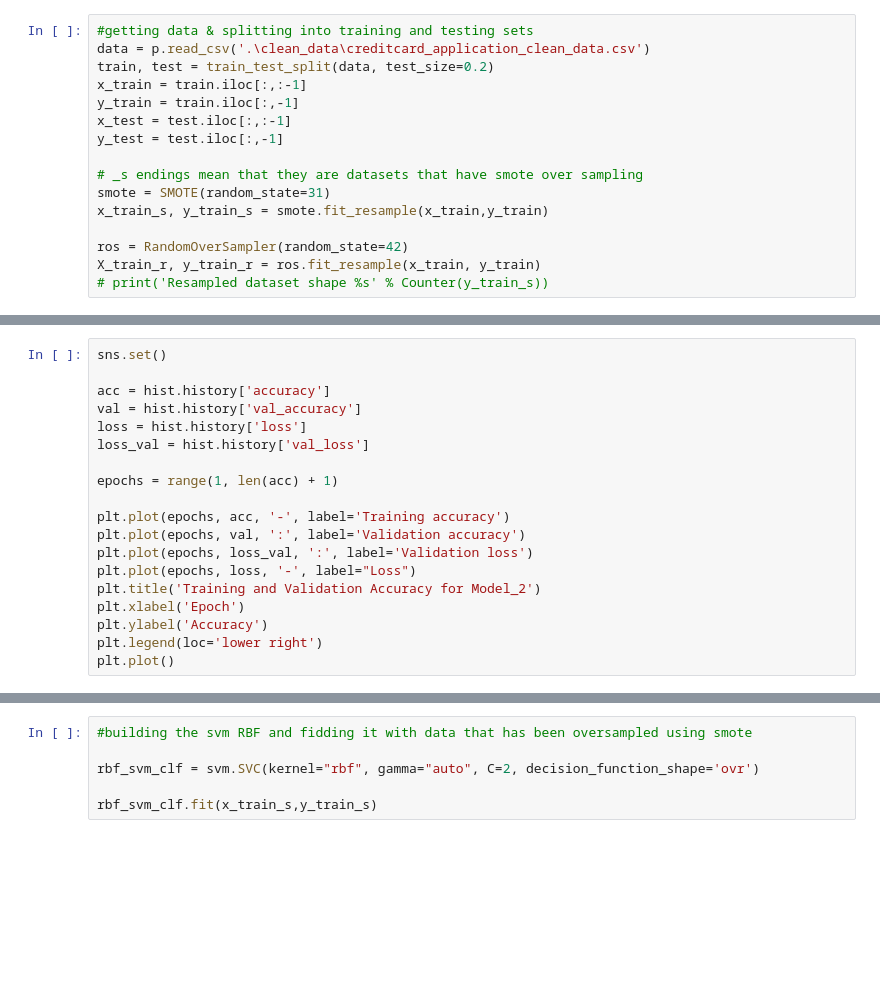
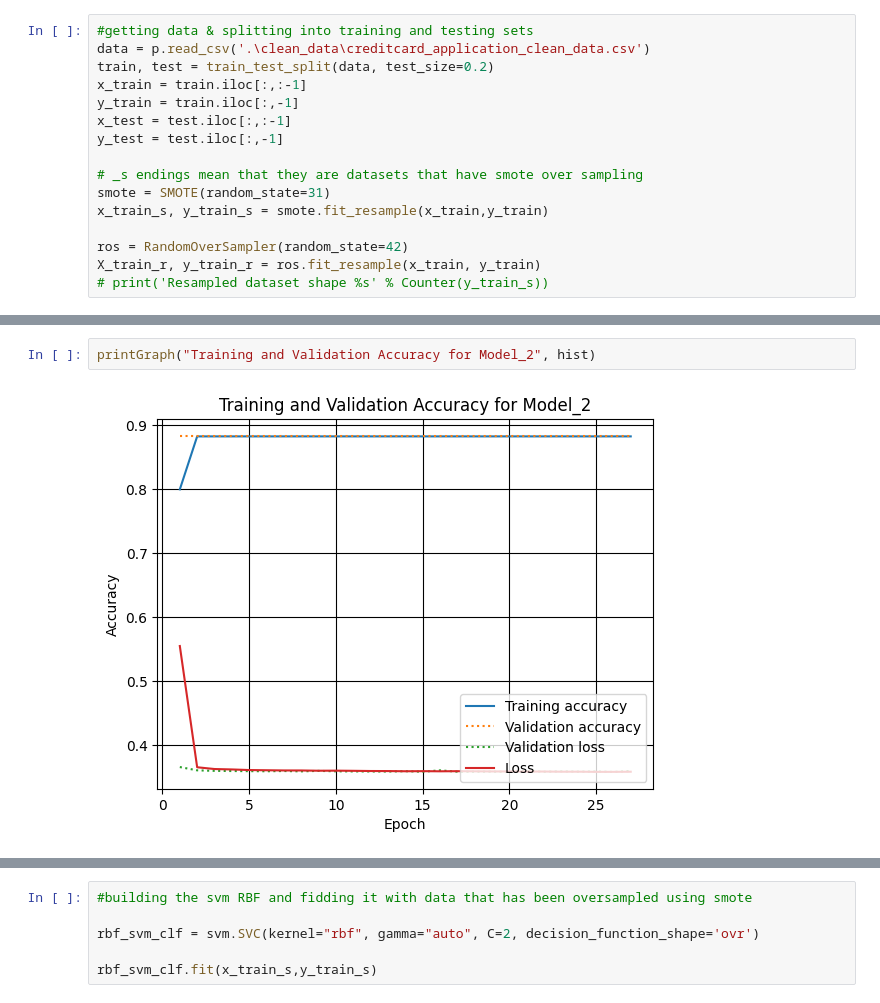
Before and after one commit to OrbelB/MLCreditCards, a Jupyter notebook: NN_model_2.ipynb, the cells around one changed output, grey strips where cells are left out. Drawn from its saved outputs; the diff is of its cells as text; blank space fills up the shorter version.

```diff
--- a/NN_model_2.ipynb
+++ b/NN_model_2.ipynb
@@ -108,19 +122,0 @@ Epoch 25: early stopping
-# %%
-sns.set()
-
-acc = hist.history['accuracy']
-val = hist.history['val_accuracy']
-loss = hist.history['loss']
-loss_val = hist.history['val_loss']
-
-epochs = range(1, len(acc) + 1)
-
-plt.plot(epochs, acc, '-', label='Training accuracy')
-plt.plot(epochs, val, ':', label='Validation accuracy')
-plt.plot(epochs, loss_val, ':', label='Validation loss')
-plt.plot(epochs, loss, '-', label="Loss")
-plt.title('Training and Validation Accuracy for Model_2')
-plt.xlabel('Epoch')
-plt.ylabel('Accuracy')
-plt.legend(loc='lower right')
-plt.plot()
@@ -144,0 +123,4 @@ Text(110.44999999999997, 0.5, 'Actual label')
+# %%
+printGraph("Training and Validation Accuracy for Model_2", hist)
+# %% [output]
+[figure, added]
```
Also changed, not shown: parts of 25 cells of this notebook, 4 other files.
